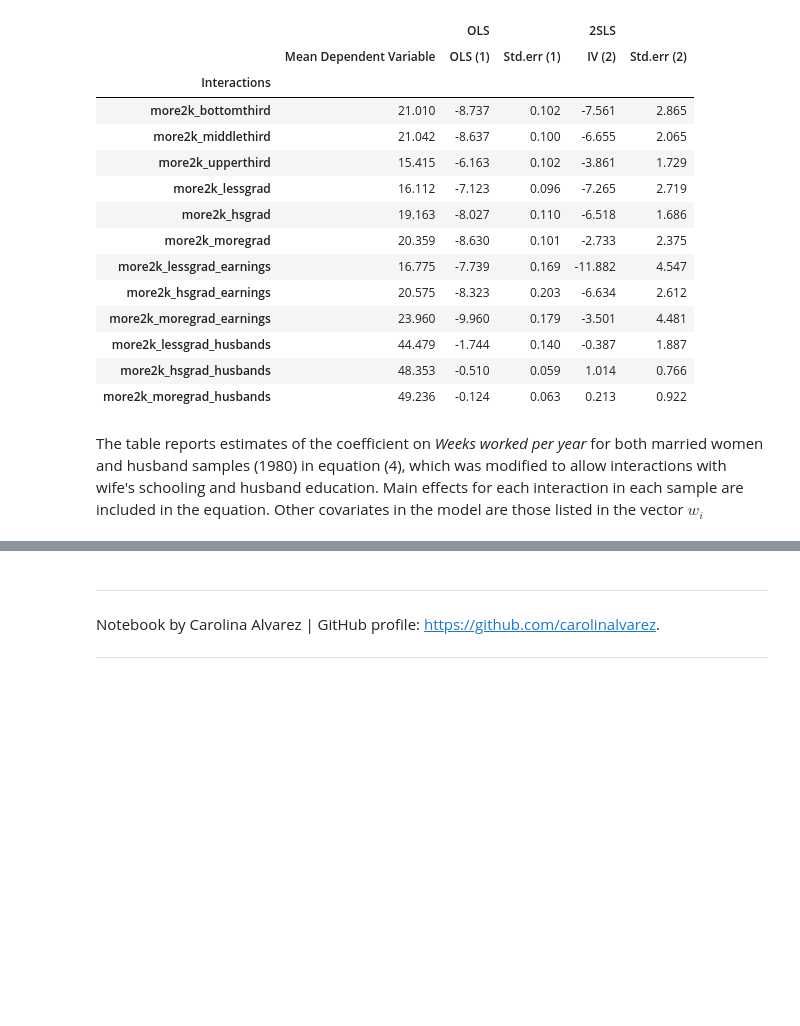
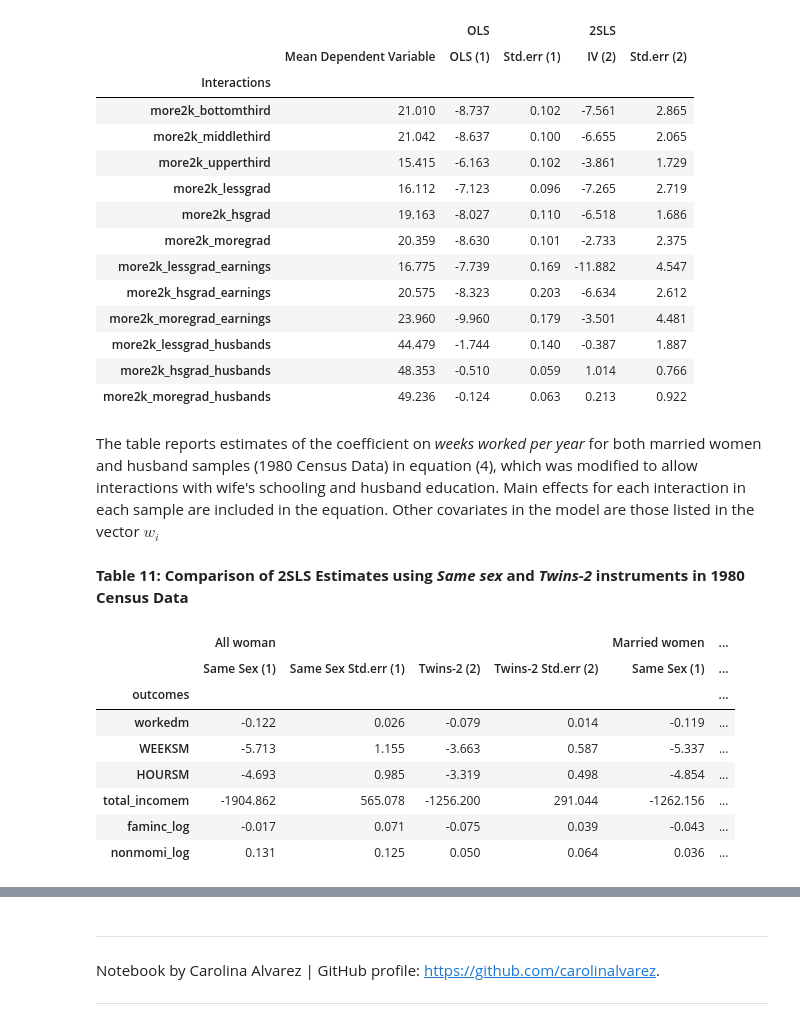
Before and after one commit to carolinalvarez/angrist-and-evans-1998-python, a Jupyter notebook: Angrist_and_Evans_1998.ipynb, the cells around one changed output, grey strips where cells are left out. Cells and saved outputs as stored; diff of their text form; code cells hidden in the pictures; blank space fills up the shorter version.

Commit message:
Table 11

```diff
--- a/Angrist_and_Evans_1998.ipynb
+++ b/Angrist_and_Evans_1998.ipynb
@@ -1187,4 +1262,60 @@ Table9_part2
 | more2k_hsgrad_husbands | 48.353 | -0.510 | 0.059 | 1.014 | 0.766 |
 | more2k_moregrad_husbands | 49.236 | -0.124 | 0.063 | 0.213 | 0.922 |
 # %% [markdown]
-The table reports estimates of the coefficient on *Weeks worked per year* for both married women and husband samples (1980) in equation (4), which was modified to allow interactions with wife's schooling and husband education. Main effects for each interaction in each sample are included in the equation. Other covariates in the model are those listed in the vector $w_i$
+The table reports estimates of the coefficient on *weeks worked per year* for both married women and husband samples (1980 Census Data) in equation (4), which was modified to allow interactions with wife's schooling and husband education. Main effects for each interaction in each sample are included in the equation. Other covariates in the model are those listed in the vector $w_i$
+# %% [markdown]
+**Table 11: Comparison of 2SLS Estimates using *Same sex* and *Twins-2* instruments in 1980 Census Data**
+# %%
+def IV_Comparison_Models(data, outcomes, controls):
+
+    table = pd.DataFrame(
+        {
+            "Same Sex (1)": [],
+            "Same Sex Std.err (1)": [],
+            "Twins-2 (2)": [],
+            "Twins-2 Std.err (2)": [],
+        }
+    )
+    table["outcomes"] = outcomes
+    table = table.set_index("outcomes")
+
+    for outcome in outcomes:
+
+        model_IV_1=IV2SLS(data[outcome], data[controls], data["more2k"], data["same_sex"])
+        result_IV_1=model_IV_1.fit()
+        model_IV_2=IV2SLS(data[outcome], data[controls], data["more2k"], data[["twins"]])
+        result_IV_2=model_IV_2.fit()
+
+        outputs = [
+                result_IV_1.params["more2k"],
+                result_IV_1.std_errors["more2k"],
+                result_IV_2.params["more2k"],
+                result_IV_2.std_errors["more2k"],
+
+        ]
+
+        table.loc[outcome] = outputs
+        table = table.round(3)
+
+    return table
+# %%
+controls_IV_comp_moms=["const", "AGEM", "agefstm", "AGEQK", "AGEQ2ND", "boy1st", "boy2nd", "blackm", "hispm", "otheracem"]
+controls_IV_comp_dads=["const", "AGED", "agefstd", "AGEQK", "AGEQ2ND", "boy1st", "boy2nd", "blackd", "hispd", "otheraced"]
+# %%
+Table11_1=IV_Comparison_Models(data_2, outcomes_labor_supply_moms, controls_IV_comp_moms)
+Table11_2=IV_Comparison_Models(msample, outcomes_labor_supply_moms, controls_IV_comp_moms)
+Table11_3=IV_Comparison_Models(msample, outcomes_labor_supply_dads, controls_IV_comp_dads)
+Table11_3.index=Table11_1.index
+# %%
+Table11=pd.concat([Table11_1, Table11_2, Table11_3], axis=1, keys=["All woman", "Married women", "Husbands"])
+Table11
+# %% [output]
+|  | All woman |  |  |  | Married women | ... |
+|  | Same Sex (1) | Same Sex Std.err (1) | Twins-2 (2) | Twins-2 Std.err (2) | Same Sex (1) | ... |
+| outcomes |  |  |  |  |  | ... |
+| workedm | -0.122 | 0.026 | -0.079 | 0.014 | -0.119 | ... |
+| WEEKSM | -5.713 | 1.155 | -3.663 | 0.587 | -5.337 | ... |
+| HOURSM | -4.693 | 0.985 | -3.319 | 0.498 | -4.854 | ... |
+| total_incomem | -1904.862 | 565.078 | -1256.200 | 291.044 | -1262.156 | ... |
+| faminc_log | -0.017 | 0.071 | -0.075 | 0.039 | -0.043 | ... |
+| nonmomi_log | 0.131 | 0.125 | 0.050 | 0.064 | 0.036 | ... |
```
Also changed, not shown: parts of 12 cells of this notebook.
